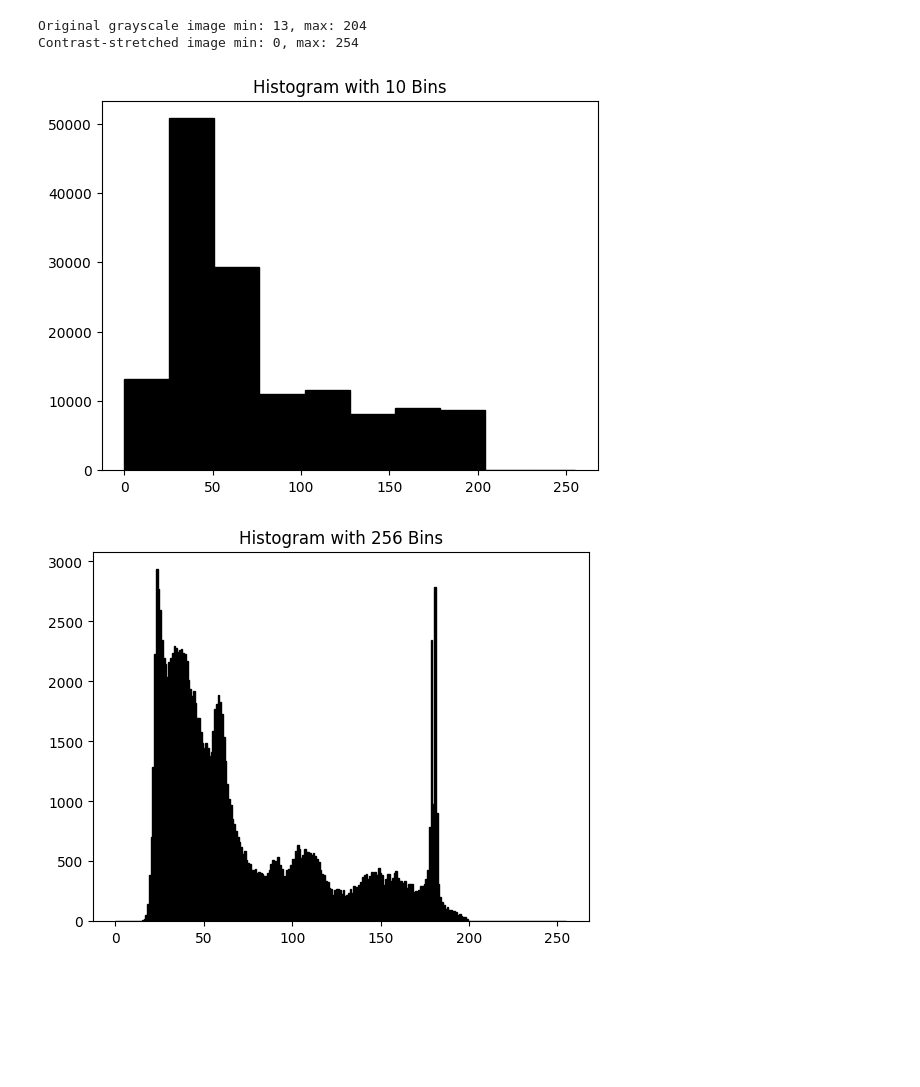
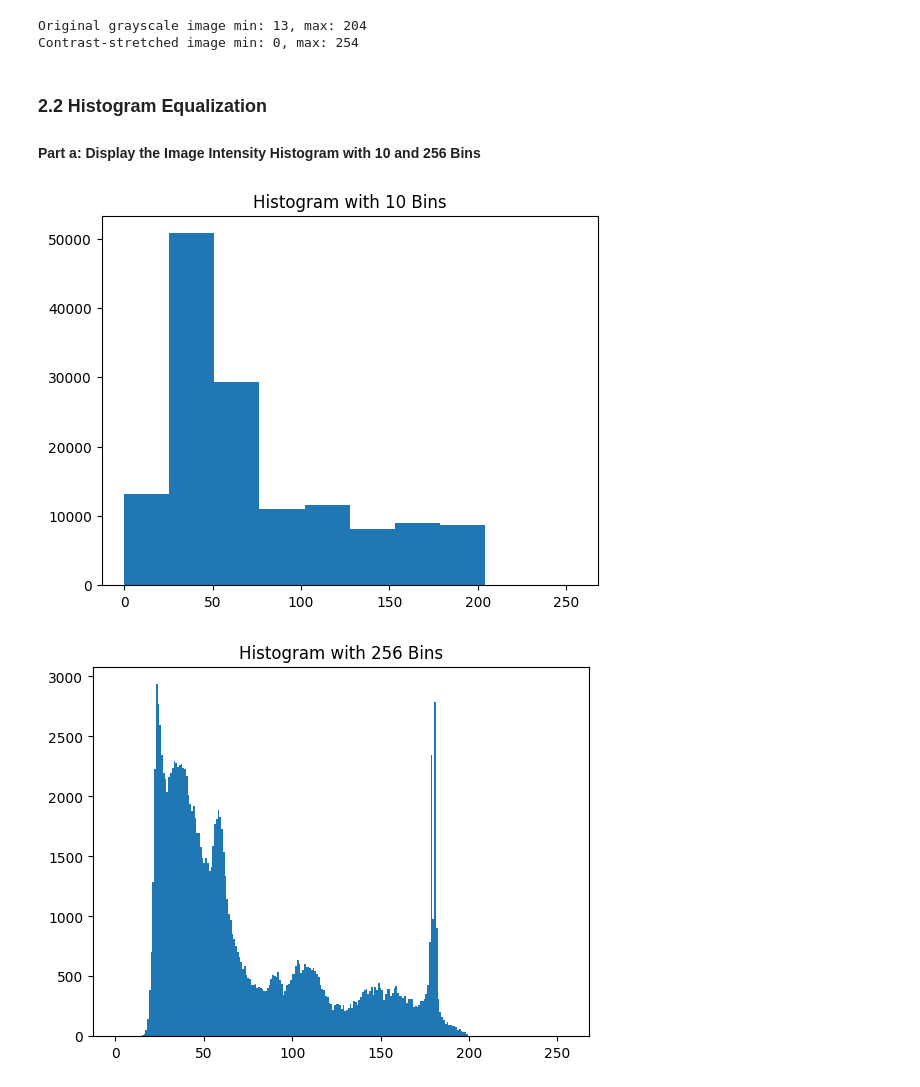
Before and after one commit to luksz/SC4061-Assignment-1, a Jupyter notebook: Lab 1.ipynb, the cells around one changed output. Drawn from its saved outputs; the diff is of its cells as text; code cells hidden in the pictures; blank space fills up the shorter version.

```diff
--- a/Lab 1.ipynb
+++ b/Lab 1.ipynb
@@ -61,25 +62,28 @@ print(f"Contrast-stretched image min: {np.min(P2)}, max: {np.max(P2)}")
 # %% [output]
 Original grayscale image min: 13, max: 204
 Contrast-stretched image min: 0, max: 254
+# %% [markdown]
+### 2.2 Histogram Equalization
+#### Part a: Display the Image Intensity Histogram with 10 and 256 Bins
 # %%
 import cv2
 import numpy as np
 import matplotlib.pyplot as plt
 
-# Read or use the grayscale image P (from previous steps)
+# Load the grayscale image (P from previous steps)
 P = cv2.imread('mrt-train.jpg', cv2.IMREAD_GRAYSCALE)
 
-# Plot histogram with 10 bins
+# Part a: Display the histogram with 10 bins
 plt.figure()
-plt.hist(P.ravel(), bins=10, range=[0, 255], fc='black', ec='black')
+plt.hist(P.ravel(), bins=10, range=[0, 255])
 plt.title('Histogram with 10 Bins')
 plt.show()
 
-# Plot histogram with 256 bins
+# Display the histogram with 256 bins
 plt.figure()
-plt.hist(P.ravel(), bins=256, range=[0, 255], fc='black', ec='black')
+plt.hist(P.ravel(), bins=256, range=[0, 255])
 plt.title('Histogram with 256 Bins')
 plt.show()
 # %% [output]
-[figure, old version]
+[figure, new version]
-[figure, old version]
+[figure, new version]
```
Also changed, not shown: parts of 29 cells of this notebook.
